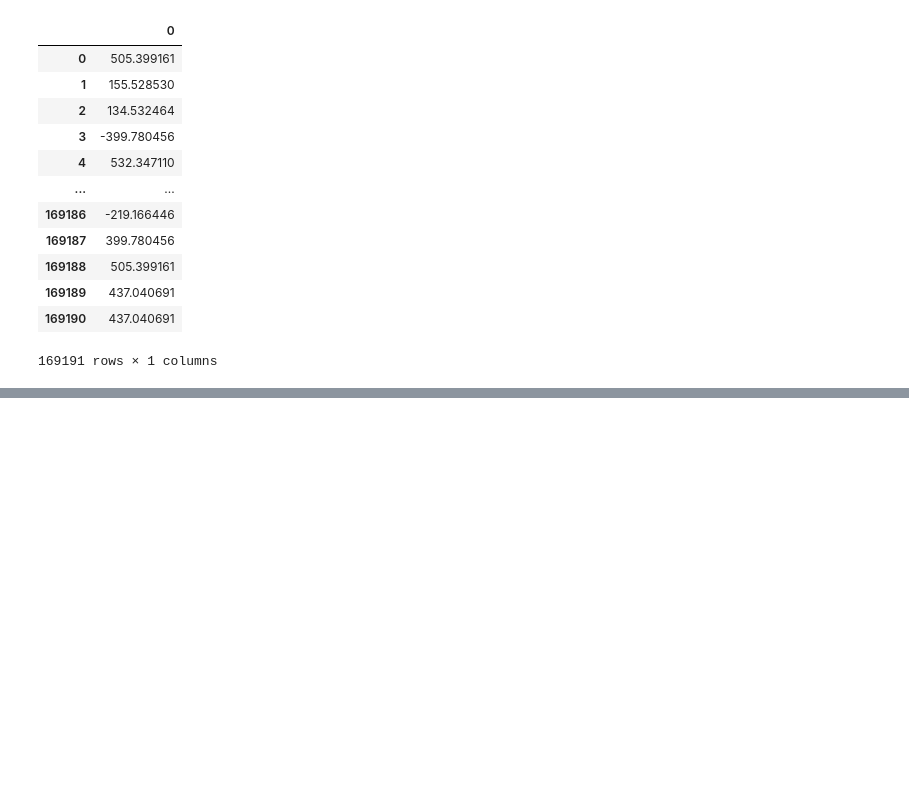
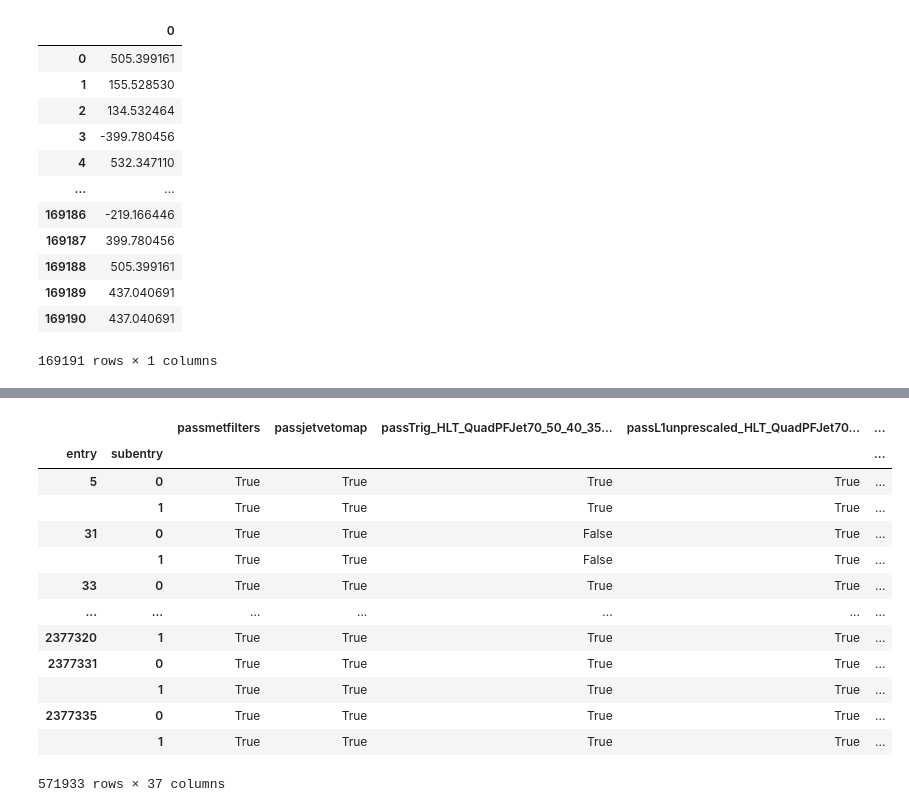
Before and after one commit to LPC-HH/HH4b, a Jupyter notebook: src/HH4b/overlap/Overlap.ipynb, the cells around one changed output, grey strips where cells are left out. Drawn from its saved outputs; the diff is of its cells as text; code cells hidden in the pictures; blank space fills up the shorter version.

```diff
--- a/src/HH4b/overlap/Overlap.ipynb
+++ b/src/HH4b/overlap/Overlap.ipynb
@@ -387,0 +389,17 @@ Stack trace:
+# %%
+df_ak8
+# %% [output]
+|  |  | passmetfilters | passjetvetomap | passTrig_HLT_QuadPFJet70_50_40_35... | passL1unprescaled_HLT_QuadPFJet70... | ... |
+| entry | subentry |  |  |  |  | ... |
+| 5 | 0 | True | True | True | True | ... |
+|  | 1 | True | True | True | True | ... |
+| 31 | 0 | True | True | False | True | ... |
+|  | 1 | True | True | False | True | ... |
+| 33 | 0 | True | True | True | True | ... |
+| ... | ... | ... | ... | ... | ... | ... |
+| 2377320 | 1 | True | True | True | True | ... |
+| 2377331 | 0 | True | True | True | True | ... |
+|  | 1 | True | True | True | True | ... |
+| 2377335 | 0 | True | True | True | True | ... |
+|  | 1 | True | True | True | True | ... |
+571933 rows × 37 columns
```
Also changed, not shown: parts of 1 cell of this notebook, 1 other file.
